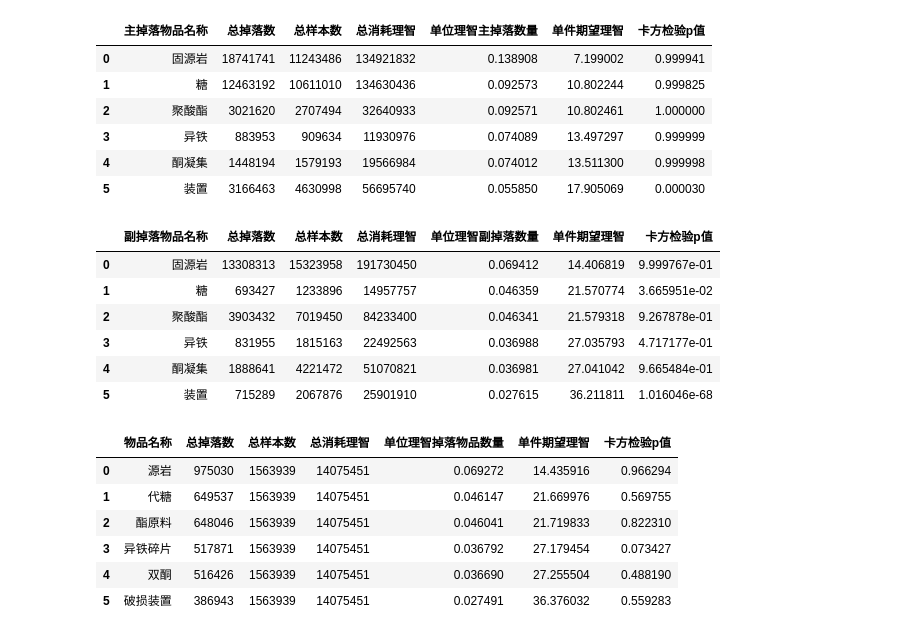
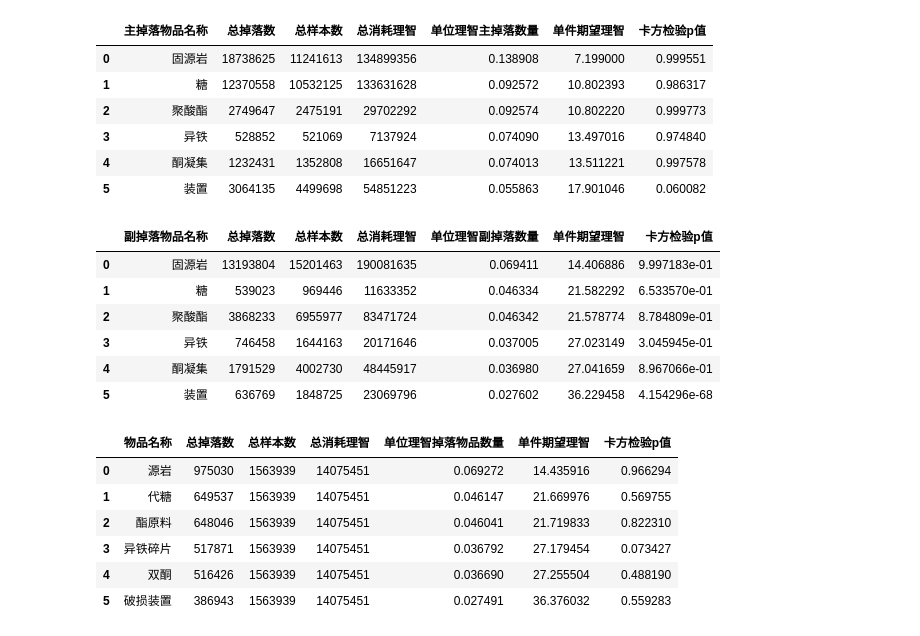
Before and after one commit to BiologyHazard/Arknights-SideStory-drop-rate, a Jupyter notebook: main.ipynb, the cells around one changed output. Cells and saved outputs as stored; diff of their text form; code cells hidden in the pictures.

```diff
--- a/main.ipynb
+++ b/main.ipynb
@@ -117,8 +139,6 @@ def chi2_test(作战理智消耗, 掉落数, 样本数):
     return stats.chisquare(掉落数, p * 样本数 * 作战理智消耗)
 # %%
 # 掉单一蓝材料的活动
-
-import pandas as pd
 
 records = []
 for stage_id, drop_info in stage_drop_info.items():
@@ -128,14 +148,12 @@ for stage_id, drop_info in stage_drop_info.items():
     drop_info_filtered = {
         item_id: (quantity, times)
         for item_id, (quantity, times) in drop_info.items()
-        if times >= times_threshold and get_item_type(item_id) == "MATERIAL"}
+        if get_item_type(item_id) == "MATERIAL"}
     if len(drop_info_filtered) != 1:
         continue
 
     stage_name = get_stage_name(stage_id)
     zone_name = get_zone_name(get_stage_zone_id(stage_id))
-    if stage_name in stage_blacklist or zone_name in zone_blacklist:
-        continue
     stage_open_time = get_stage_open_time(stage_id, server)
     ap_cost = get_stage_ap_cost(stage_id)
     (item_id, (quantity, times)), = drop_info_filtered.items()
@@ -165,9 +260,18 @@ df.to_csv("掉单一蓝材料的活动.csv")
 # %%
 # 掉单一蓝材料的活动，按物品分组
 
+df = df[~df["作战名称"].isin(stage_blacklist)]
+df = df[~df["活动名称"].isin(zone_blacklist)]
+df = df[df["样本数"] >= times_threshold]
+
 groups = []
 records = []
+
 for item_name, group in sorted(df.groupby("作战掉落物品名称"), key=lambda x: get_item_id_by_name(x[0])):
+    group = group[~group["作战名称"].isin(stage_blacklist)]
+    group = group[~group["活动名称"].isin(zone_blacklist)]
+    group = group[group["样本数"] >= times_threshold]
+
     总掉落数 = group["掉落数"].sum()
     总样本数 = group["样本数"].sum()
     总消耗理智 = (group["样本数"] * group["作战理智消耗"]).sum()
@@ -233,7 +337,7 @@ for stage_id, drop_info in stage_drop_info.items():
     drop_info_filtered = {
         item_id: (quantity, times)
         for item_id, (quantity, times) in drop_info.items()
-        if times >= times_threshold and get_item_type(item_id) == "MATERIAL"}
+        if get_item_type(item_id) == "MATERIAL"}
     if len(drop_info_filtered) != 2:
         continue
 
@@ -243,8 +347,6 @@ for stage_id, drop_info in stage_drop_info.items():
 
     stage_name = get_stage_name(stage_id)
     zone_name = get_zone_name(get_stage_zone_id(stage_id))
-    if stage_name in stage_blacklist or zone_name in zone_blacklist:
-        continue
     stage_open_time = get_stage_open_time(stage_id, server)
     ap_cost = get_stage_ap_cost(stage_id)
     (item_id_0, (quantity_0, times_0)), (item_id_1, (quantity_1, times_1)) = sorted(
@@ -283,5 +474,9 @@ df.to_csv("掉两种绿材料的活动.csv")
 # %%
 # 掉两种绿材料的活动，按主掉落分组
+
+df = df[~df["作战名称"].isin(stage_blacklist)]
+df = df[~df["活动名称"].isin(zone_blacklist)]
+df = df[df["样本数"] >= times_threshold]
 
 groups = []
 records = []
@@ -311,49 +506,53 @@ df_material = pd.DataFrame.from_records(records)
 df_material
 # %% [output]
 |  | 主掉落物品名称 | 总掉落数 | 总样本数 | 总消耗理智 | 单位理智主掉落数量 | 单件期望理智 | 卡方检验p值 |
-| 0 | 固源岩 | 18741741 | 11243486 | 134921832 | 0.138908 | 7.199002 | 0.999941 |
-| 1 | 糖 | 12463192 | 10611010 | 134630436 | 0.092573 | 10.802244 | 0.999825 |
-| 2 | 聚酸酯 | 3021620 | 2707494 | 32640933 | 0.092571 | 10.802461 | 1.000000 |
-| 3 | 异铁 | 883953 | 909634 | 11930976 | 0.074089 | 13.497297 | 0.999999 |
-| 4 | 酮凝集 | 1448194 | 1579193 | 19566984 | 0.074012 | 13.511300 | 0.999998 |
-| 5 | 装置 | 3166463 | 4630998 | 56695740 | 0.055850 | 17.905069 | 0.000030 |
+| 0 | 固源岩 | 18738625 | 11241613 | 134899356 | 0.138908 | 7.199000 | 0.999551 |
+| 1 | 糖 | 12370558 | 10532125 | 133631628 | 0.092572 | 10.802393 | 0.986317 |
+| 2 | 聚酸酯 | 2749647 | 2475191 | 29702292 | 0.092574 | 10.802220 | 0.999773 |
+| 3 | 异铁 | 528852 | 521069 | 7137924 | 0.074090 | 13.497016 | 0.974840 |
+| 4 | 酮凝集 | 1232431 | 1352808 | 16651647 | 0.074013 | 13.511221 | 0.997578 |
+| 5 | 装置 | 3064135 | 4499698 | 54851223 | 0.055863 | 17.901046 | 0.060082 |
 # %%
 # 掉两种绿材料的活动，按副掉落分组
+
+df = df[~df["作战名称"].isin(stage_blacklist)]
+df = df[~df["活动名称"].isin(zone_blacklist)]
+df = df[df["样本数"] >= times_threshold]
 
 groups = []
 records = []
 for item_name, group in sorted(df.groupby("副掉落物品名称"), key=lambda x: get_item_id_by_name(x[0])):
     总掉落数 = group["副掉落数"].sum()
     总样本数 = group["样本数"].sum()
     总消耗理智 = (group["样本数"] * group["作战理智消耗"]).sum()
     单位理智掉落物品数量 = 总掉落数 / 总消耗理智
     单件期望理智 = 1 / 单位理智掉落物品数量
     group["理论副掉落数"] = 总掉落数 / 总消耗理智 * group["样本数"] * group["作战理智消耗"]
     chi2, p_value = chi2_test(group["作战理智消耗"], group["副掉落数"], group["样本数"])
     records.append({
         "副掉落物品名称": item_name,
         "总掉落数": 总掉落数,
         "总样本数": 总样本数,
         "总消耗理智": 总消耗理智,
         "单位理智副掉落数量": 单位理智掉落物品数量,
         "单件期望理智": 单件期望理智,
         "卡方检验p值": p_value,
     })
     groups.append(group.sort_values("单位理智副掉落数量"))
 
 df_grouped = pd.concat(groups)
 df_grouped.to_csv("掉两种绿材料的活动_按副掉落分组.csv")
 
 df_material = pd.DataFrame.from_records(records)
 df_material
 # %% [output]
 |  | 副掉落物品名称 | 总掉落数 | 总样本数 | 总消耗理智 | 单位理智副掉落数量 | 单件期望理智 | 卡方检验p值 |
-| 0 | 固源岩 | 13308313 | 15323958 | 191730450 | 0.069412 | 14.406819 | 9.999767e-01 |
-| 1 | 糖 | 693427 | 1233896 | 14957757 | 0.046359 | 21.570774 | 3.665951e-02 |
-| 2 | 聚酸酯 | 3903432 | 7019450 | 84233400 | 0.046341 | 21.579318 | 9.267878e-01 |
-| 3 | 异铁 | 831955 | 1815163 | 22492563 | 0.036988 | 27.035793 | 4.717177e-01 |
-| 4 | 酮凝集 | 1888641 | 4221472 | 51070821 | 0.036981 | 27.041042 | 9.665484e-01 |
-| 5 | 装置 | 715289 | 2067876 | 25901910 | 0.027615 | 36.211811 | 1.016046e-68 |
+| 0 | 固源岩 | 13193804 | 15201463 | 190081635 | 0.069411 | 14.406886 | 9.997183e-01 |
+| 1 | 糖 | 539023 | 969446 | 11633352 | 0.046334 | 21.582292 | 6.533570e-01 |
+| 2 | 聚酸酯 | 3868233 | 6955977 | 83471724 | 0.046342 | 21.578774 | 8.784809e-01 |
+| 3 | 异铁 | 746458 | 1644163 | 20171646 | 0.037005 | 27.023149 | 3.045945e-01 |
+| 4 | 酮凝集 | 1791529 | 4002730 | 48445917 | 0.036980 | 27.041659 | 8.967066e-01 |
+| 5 | 装置 | 636769 | 1848725 | 23069796 | 0.027602 | 36.229458 | 4.154296e-68 |
 # %%
 # 掉白材料的活动
 
```
Also changed, not shown: parts of 13 cells of this notebook, 2 other files.
